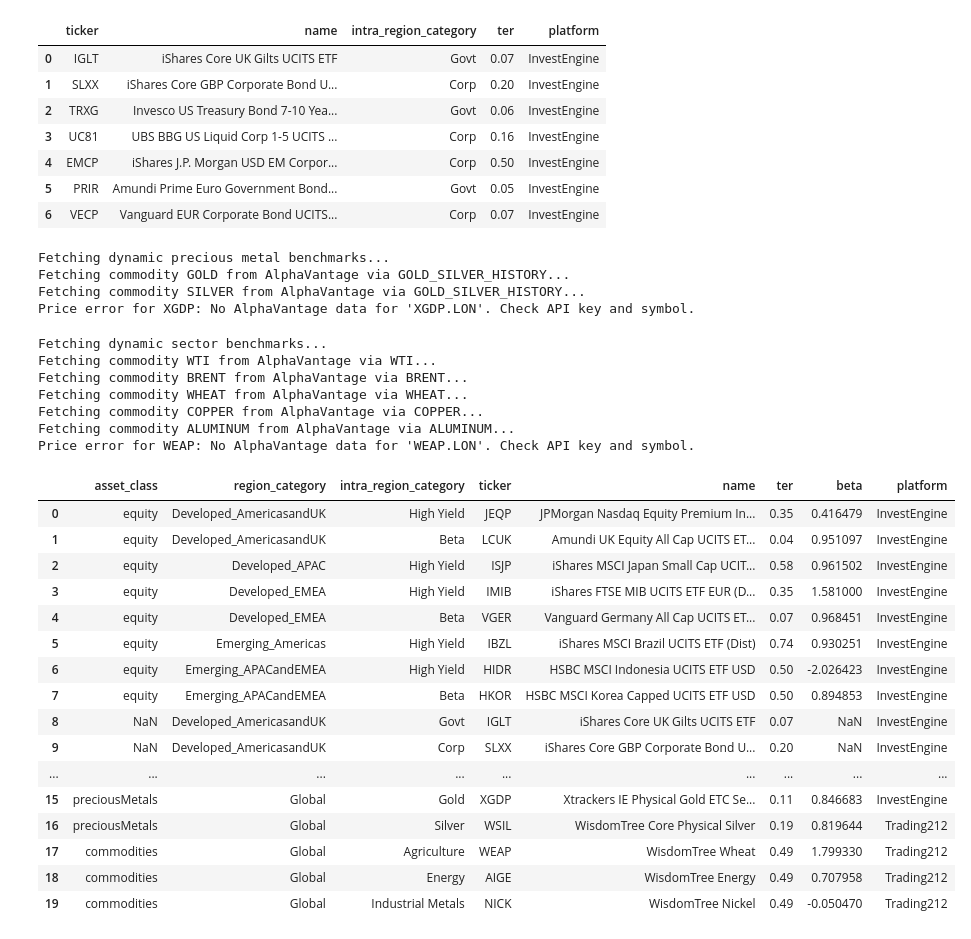
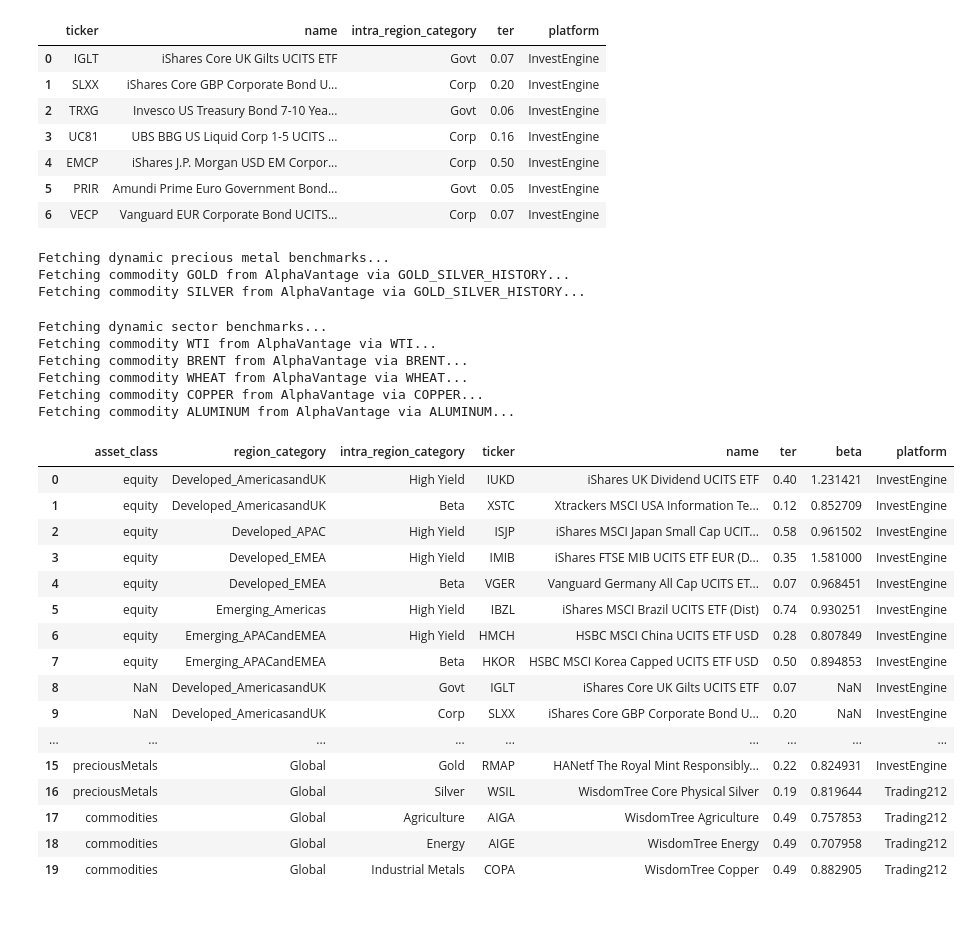
Before and after one commit to nairraks/etf-isa-portfolio, a Jupyter notebook: notebooks/02_etf_screening.ipynb, the cells around one changed output. Saved outputs shown, nothing was run; the diff lists cells and outputs as text; code cells hidden in the pictures.

```diff
--- a/notebooks/02_etf_screening.ipynb
+++ b/notebooks/02_etf_screening.ipynb
@@ -199,7 +199,7 @@ for filepath in sorted(DATA_RAW.glob("justetf_class-equity*.csv")):
         #]
 
         #Tickers to exclude (no london listing)
-        remove_tickers = ['NADA']
+        remove_tickers = ['NADA','C001','C024','XDDA','ICHD','C030','XESD','XSMI','C005','XUCN']
         distributing_df = distributing_df[~distributing_df['ticker'].isin(remove_tickers)]
 
 
@@ -214,9 +214,9 @@ for filepath in sorted(DATA_RAW.glob("justetf_class-equity*.csv")):
             distributing_df["2025"] / distributing_df["benchmark_2025_Return"]
         )
 
-        hy_df = (distributing_df.copy()
-                 .sort_values(by=['last_year_dividends'], ascending=False)
-                 .drop_duplicates(subset=['region_category']))
+        hy_df = (distributing_df[distributing_df['beta'] >= 0.5].copy()
+         .sort_values(by=['last_year_dividends','beta'], ascending=False)
+         .drop_duplicates(subset=['region_category']))
         hy_df['intra_region_category'] = 'High Yield'
 
         benchmark_distributing_df = distributing_df.copy()[
@@ -227,7 +227,7 @@ for filepath in sorted(DATA_RAW.glob("justetf_class-equity*.csv")):
         save_benchmark_etfs(benchmark_distributing_df, asset_class='equity', portfolio_year=2026)
 
         # Tolerance adjusted to 0.99 to allow valid ETFs to pass minor data feed discrepancies
-        benchmark_distributing_df = benchmark_distributing_df[benchmark_distributing_df['beta'] >= 0.89]
+        benchmark_distributing_df = benchmark_distributing_df[benchmark_distributing_df['beta'] >= 0.80]
         beta_df = (benchmark_distributing_df.copy()
                    .sort_values(by=['ter', 'beta'], ascending=[True, False])
                    .drop_duplicates(subset=['region_category']))
@@ -258,7 +258,7 @@ else:
 
 save_screened_etfs(main_df_equities, 'equity', portfolio_year=2026)
 print(f"Saved {len(main_df_equities)} equity ETFs")
-main_df_equities[main_df_equities["platform"].notna()].groupby(["region_category","intra_region_category"]).sum()["beta"]
+main_df_equities[main_df_equities["platform"].notna()].groupby(["region_category","intra_region_category"]).sum()
 # %% [output]
 Processing equity file for developed_americasanduk: justetf_class-equity_developed_americasanduk.csv
 Processing equity file for developed_apac: justetf_class-equity_developed_apac.csv
@@ -312,6 +318,12 @@ for filepath in sorted(DATA_RAW.glob("justetf_class-bonds_*.csv")):
 
                 csv_df_ticker['intra_region_category'] = row['intra_region_category']
                 csv_df_ticker['region_category'] = row['region_category']
+                csv_df_ticker['asset_class'] = row['asset_class']
+                # Calculate beta relative to bond benchmark (SAAA)
+                if bnd_benchmark_return != 0:
+                    csv_df_ticker['beta'] = csv_df_ticker['2025'] / bnd_benchmark_return
+                else:
+                    csv_df_ticker['beta'] = 1.0
                 main_df_bonds = pd.concat([main_df_bonds, csv_df_ticker], ignore_index=True)
 
     except Exception as e:
@@ -365,7 +377,7 @@ def _compute_cmd_beta(row):
     elif cat == 'Agriculture':
         bench = agri_ret
     elif cat == 'Industrial Metals':
-        bench = (copper_ret + alum_ret) / 2.0
+        bench = copper_ret
     else:
         return 1.0
     if bench and bench != 0:
@@ -382,6 +394,7 @@ if pm_raw_path.exists():
     pm_df['region_category'] = 'Global'
     pm_df['metal_type'] = pm_df['name'].apply(_metal_type)
 
+
     pm_filtered = pm_df[
         (pm_df['size'] > 100) & (pm_df['ter'] < 0.6) & (pm_df['hedged'] == False)
     ].copy()
@@ -390,8 +403,8 @@ if pm_raw_path.exists():
     pm_filtered['platform'] = pm_filtered.apply(lambda row: check_platform(row['ticker'], name=row['name']), axis=1)
     pm_filtered = pm_filtered[pm_filtered['platform'].notna()]
 
-    #Tickers to exclude (no london listing)
-    remove_tickers = ['4GLD']
+    #Tickers to exclude (no london listing, xgdp no price in AV)
+    remove_tickers = ['4GLD','XGDP']
     pm_filtered = pm_filtered[~pm_filtered['ticker'].isin(remove_tickers)]
 
     print("Fetching dynamic precious metal benchmarks...")
@@ -400,8 +413,9 @@ if pm_raw_path.exists():
         'silver': provider.get_benchmark_period_return('SILVER', start='2024-12-31', end='2025-12-31'),
     }
     pm_filtered['beta'] = pm_filtered.apply(_get_pm_beta, axis=1)
+    pm_filtered = pm_filtered[pm_filtered['beta'] >= 0.8]
 
-    main_df_pm = pm_filtered[pm_filtered['metal_type'].isin(['gold', 'silver'])].sort_values(['ter', 'size']).groupby('metal_type').first().reset_index()
+    main_df_pm = pm_filtered[pm_filtered['metal_type'].isin(['gold', 'silver'])].sort_values(['ter', 'size','beta']).groupby('metal_type').first().reset_index()
     main_df_pm['intra_region_category'] = main_df_pm['metal_type'].str.capitalize()
     main_df_pm[['yday_close_price_date', 'yday_close_price']] = main_df_pm['ticker'].apply(_get_price).to_list()
     save_screened_etfs(main_df_pm, 'preciousMetals', portfolio_year=2026)
@@ -420,49 +434,54 @@ main_df_cmd = pd.DataFrame()
 if cmd_raw_path.exists():
     cmd_df = pd.read_csv(cmd_raw_path)
     cmd_df['asset_class'] = 'commodities'
     cmd_df['region_category'] = 'Global'
     cmd_df['intra_region_category'] = cmd_df.apply(_commodity_category, axis=1)
 
+    remove_tickers = ['WEAP']#no prices in alphavantage
+    cmd_df = cmd_df[~cmd_df['ticker'].isin(remove_tickers)]
+
+
     cmd_filtered = cmd_df[(cmd_df['size'] > 100) & (cmd_df['ter'] < 0.6) & (cmd_df['hedged'] == False)].copy()
     cmd_filtered['platform'] = cmd_filtered.apply(lambda row: check_platform(row['ticker'], name=row['name']), axis=1)
     cmd_filtered = cmd_filtered[cmd_filtered['platform'].notna()]
 
+
+
     cmd_filtered['beta'] = cmd_filtered.apply(_compute_cmd_beta, axis=1)
-    main_df_cmd = cmd_filtered[cmd_filtered['intra_region_category'].isin(['Energy', 'Agriculture', 'Industrial Metals'])].sort_values(['ter', 'size']).groupby('intra_region_category').first().reset_index()
+    cmd_filtered = cmd_filtered[cmd_filtered['beta'] >= 0.7]
+    main_df_cmd = cmd_filtered[cmd_filtered['intra_region_category'].isin(['Energy', 'Agriculture', 'Industrial Metals'])].sort_values(['ter', 'size','beta']).groupby('intra_region_category').first().reset_index()
     main_df_cmd[['yday_close_price_date', 'yday_close_price']] = main_df_cmd['ticker'].apply(_get_price).to_list()
     save_screened_etfs(main_df_cmd, 'commodities', portfolio_year=2026)
 
 # --- Summary ---
 dfs = [df for df in [main_df_equities, main_df_bonds, main_df_pm, main_df_cmd] if not df.empty]
 if dfs:
     summary_df = pd.concat(dfs, ignore_index=True)
     display(summary_df[['asset_class', 'region_category', 'intra_region_category', 'ticker', 'name', 'ter', 'beta', 'platform']])
 # %% [output]
 Fetching dynamic precious metal benchmarks...
 Fetching commodity GOLD from AlphaVantage via GOLD_SILVER_HISTORY...
 Fetching commodity SILVER from AlphaVantage via GOLD_SILVER_HISTORY...
-Price error for XGDP: No AlphaVantage data for 'XGDP.LON'. Check API key and symbol.
 Fetching dynamic sector benchmarks...
 Fetching commodity WTI from AlphaVantage via WTI...
 Fetching commodity BRENT from AlphaVantage via BRENT...
 Fetching commodity WHEAT from AlphaVantage via WHEAT...
 Fetching commodity COPPER from AlphaVantage via COPPER...
 Fetching commodity ALUMINUM from AlphaVantage via ALUMINUM...
-Price error for WEAP: No AlphaVantage data for 'WEAP.LON'. Check API key and symbol.
 |  | asset_class | region_category | intra_region_category | ticker | name | ter | beta | platform |
-| 0 | equity | Developed_AmericasandUK | High Yield | JEQP | JPMorgan Nasdaq Equity Premium In... | 0.35 | 0.416479 | InvestEngine |
-| 1 | equity | Developed_AmericasandUK | Beta | LCUK | Amundi UK Equity All Cap UCITS ET... | 0.04 | 0.951097 | InvestEngine |
+| 0 | equity | Developed_AmericasandUK | High Yield | IUKD | iShares UK Dividend UCITS ETF | 0.40 | 1.231421 | InvestEngine |
+| 1 | equity | Developed_AmericasandUK | Beta | XSTC | Xtrackers MSCI USA Information Te... | 0.12 | 0.852709 | InvestEngine |
 | 2 | equity | Developed_APAC | High Yield | ISJP | iShares MSCI Japan Small Cap UCIT... | 0.58 | 0.961502 | InvestEngine |
 | 3 | equity | Developed_EMEA | High Yield | IMIB | iShares FTSE MIB UCITS ETF EUR (D... | 0.35 | 1.581000 | InvestEngine |
 | 4 | equity | Developed_EMEA | Beta | VGER | Vanguard Germany All Cap UCITS ET... | 0.07 | 0.968451 | InvestEngine |
 | 5 | equity | Emerging_Americas | High Yield | IBZL | iShares MSCI Brazil UCITS ETF (Dist) | 0.74 | 0.930251 | InvestEngine |
-| 6 | equity | Emerging_APACandEMEA | High Yield | HIDR | HSBC MSCI Indonesia UCITS ETF USD | 0.50 | -2.026423 | InvestEngine |
+| 6 | equity | Emerging_APACandEMEA | High Yield | HMCH | HSBC MSCI China UCITS ETF USD | 0.28 | 0.807849 | InvestEngine |
 | 7 | equity | Emerging_APACandEMEA | Beta | HKOR | HSBC MSCI Korea Capped UCITS ETF USD | 0.50 | 0.894853 | InvestEngine |
 | 8 | NaN | Developed_AmericasandUK | Govt | IGLT | iShares Core UK Gilts UCITS ETF | 0.07 | NaN | InvestEngine |
 | 9 | NaN | Developed_AmericasandUK | Corp | SLXX | iShares Core GBP Corporate Bond U... | 0.20 | NaN | InvestEngine |
 | ... | ... | ... | ... | ... | ... | ... | ... | ... |
-| 15 | preciousMetals | Global | Gold | XGDP | Xtrackers IE Physical Gold ETC Se... | 0.11 | 0.846683 | InvestEngine |
+| 15 | preciousMetals | Global | Gold | RMAP | HANetf The Royal Mint Responsibly... | 0.22 | 0.824931 | InvestEngine |
 | 16 | preciousMetals | Global | Silver | WSIL | WisdomTree Core Physical Silver | 0.19 | 0.819644 | Trading212 |
-| 17 | commodities | Global | Agriculture | WEAP | WisdomTree Wheat | 0.49 | 1.799330 | Trading212 |
+| 17 | commodities | Global | Agriculture | AIGA | WisdomTree Agriculture | 0.49 | 0.757853 | Trading212 |
 | 18 | commodities | Global | Energy | AIGE | WisdomTree Energy | 0.49 | 0.707958 | Trading212 |
-| 19 | commodities | Global | Industrial Metals | NICK | WisdomTree Nickel | 0.49 | -0.050470 | Trading212 |
+| 19 | commodities | Global | Industrial Metals | COPA | WisdomTree Copper | 0.49 | 0.882905 | Trading212 |
```
Also changed, not shown: parts of 2 cells of this notebook, 3 other files.
